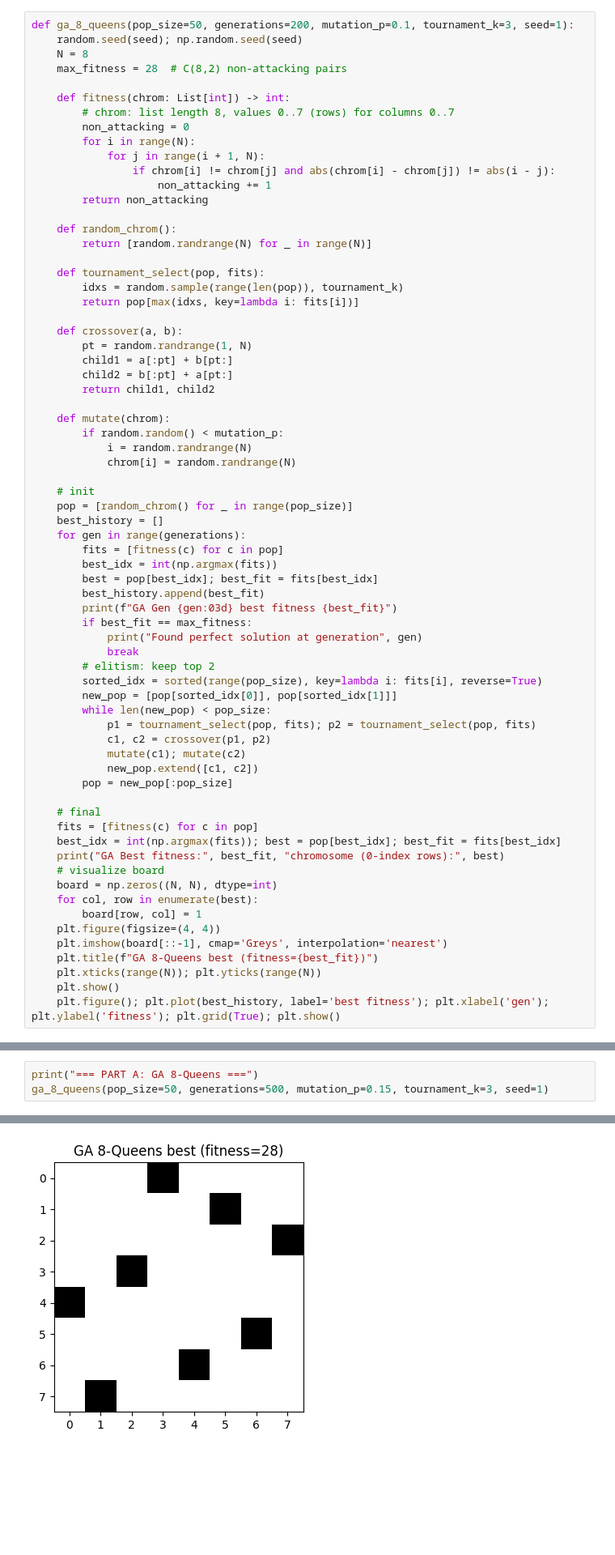
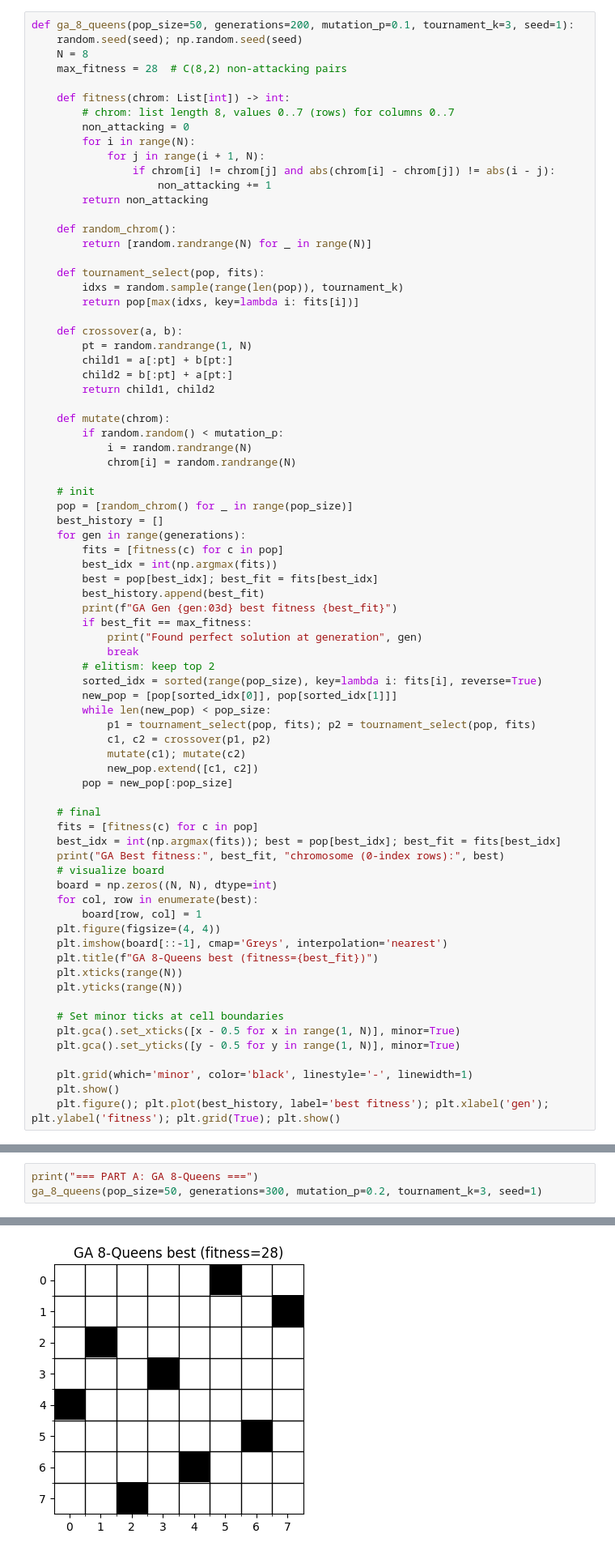
Before and after one commit to sanjaykn8/ML_codes, a Jupyter notebook: nature/code.ipynb, the cells around one changed output, grey strips where cells are left out. Shown: that part at 81% size. Cells and saved outputs as stored; diff of their text form; blank space fills up the shorter version.

```diff
--- a/nature/code.ipynb
+++ b/nature/code.ipynb
@@ -69,7 +69,14 @@ def ga_8_queens(pop_size=50, generations=200, mutation_p=0.1, tournament_k=3, se
     plt.figure(figsize=(4, 4))
     plt.imshow(board[::-1], cmap='Greys', interpolation='nearest')
     plt.title(f"GA 8-Queens best (fitness={best_fit})")
-    plt.xticks(range(N)); plt.yticks(range(N))
+    plt.xticks(range(N))
+    plt.yticks(range(N))
+
+    # Set minor ticks at cell boundaries
+    plt.gca().set_xticks([x - 0.5 for x in range(1, N)], minor=True)
+    plt.gca().set_yticks([y - 0.5 for y in range(1, N)], minor=True)
+
+    plt.grid(which='minor', color='black', linestyle='-', linewidth=1)
     plt.show()
     plt.figure(); plt.plot(best_history, label='best fitness'); plt.xlabel('gen'); plt.ylabel('fitness'); plt.grid(True); plt.show()
 # %%
@@ -236,7 +243,7 @@ def aco_vrp(num_customers=10, ant_count=40, iterations=300, vehicle_capacity=4,
     plt.title(f"ACO VRP best {best_cost:.2f}"); plt.legend(); plt.show()
 # %%
 print("=== PART A: GA 8-Queens ===")
-ga_8_queens(pop_size=50, generations=500, mutation_p=0.15, tournament_k=3, seed=1)
+ga_8_queens(pop_size=50, generations=300, mutation_p=0.2, tournament_k=3, seed=1)
 # %% [output]
 === PART A: GA 8-Queens ===
 GA Gen 000 best fitness 24
@@ -255 +265 @@ GA Best fitness: 28 chromosome (0-index rows): [3, 0, 4, 7, 1, 6, 2, 5]
-[figure, old version]
+[figure, new version]
```
Also changed, not shown: parts of 3 cells of this notebook.
